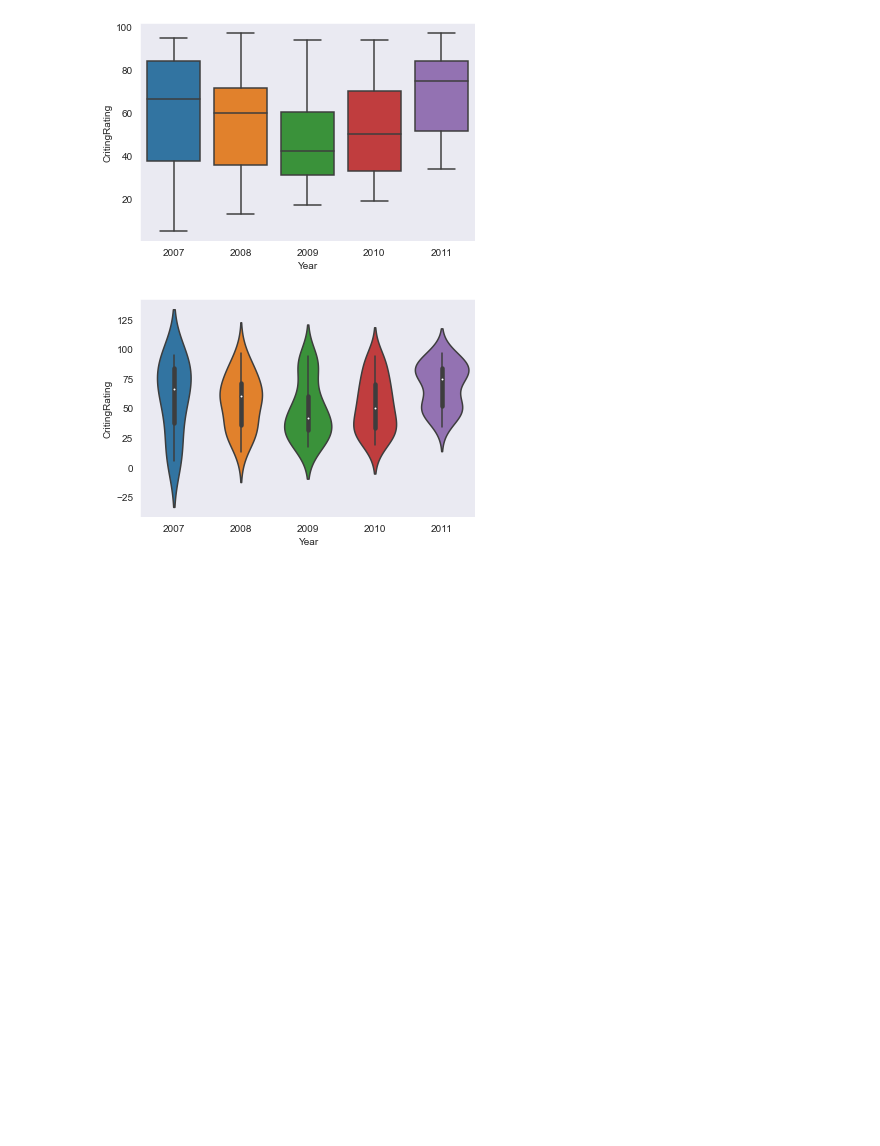
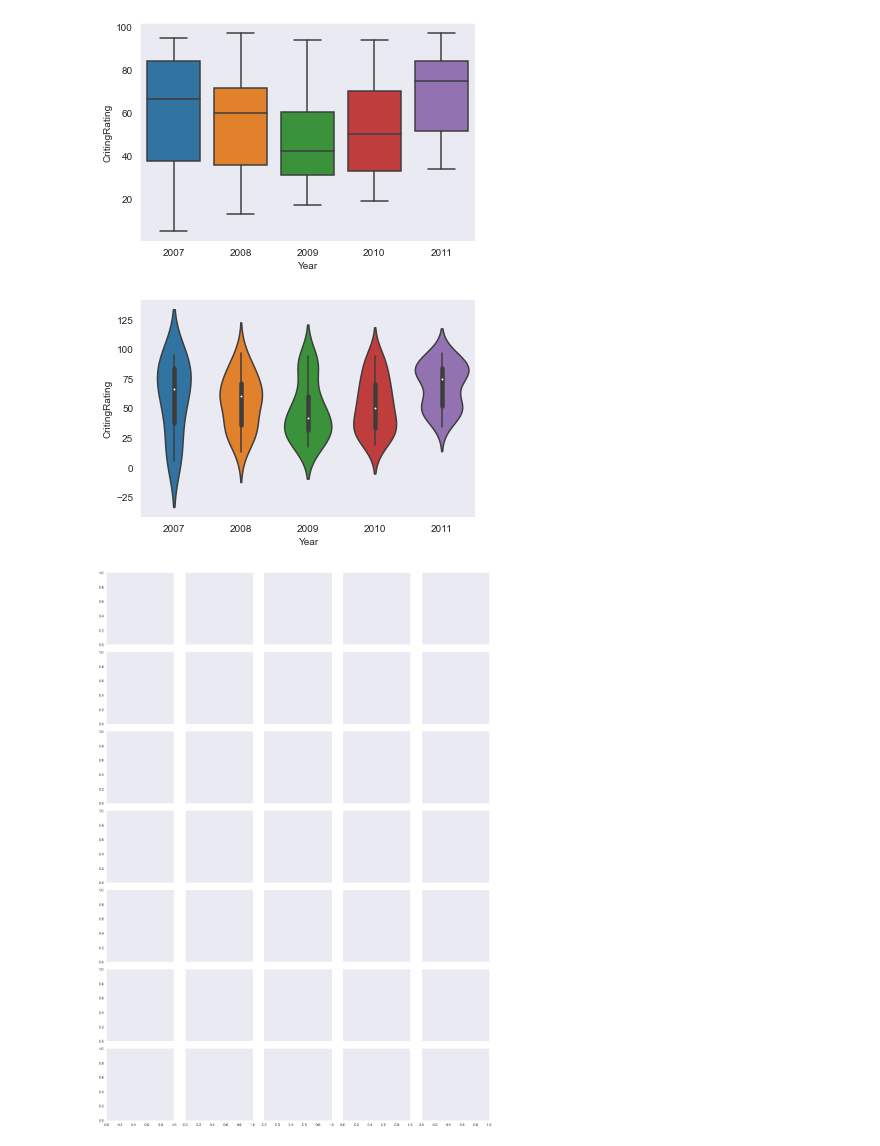
Before and after one commit to 07vikash/Movie-Rating-analysis, a Jupyter notebook: Movie-rating-analysis.ipynb, the cells around one changed output. Cells and saved outputs as stored; diff of their text form; code cells hidden in the pictures; blank space fills up the shorter version.

Commit message:
all genre and year of performance

```diff
--- a/Movie-rating-analysis.ipynb
+++ b/Movie-rating-analysis.ipynb
@@ -413,3 +413,7 @@ wt1 = sns.boxplot(data=movieData[movieData.Genre == 'Drama'], x='Year', y='Criti
 wt2 =sns.violinplot(data=movieData[movieData.Genre == 'Drama'], x='Year', y='CritingRating')
 # %% [output]
 [figure]
+# %%
+fg = sns.FacetGrid(movieData, row ='Genre', col= 'Year', hue ='Genre')
+# %% [output]
+[figure, added]
```
Also changed, not shown: parts of 4 cells of this notebook.
